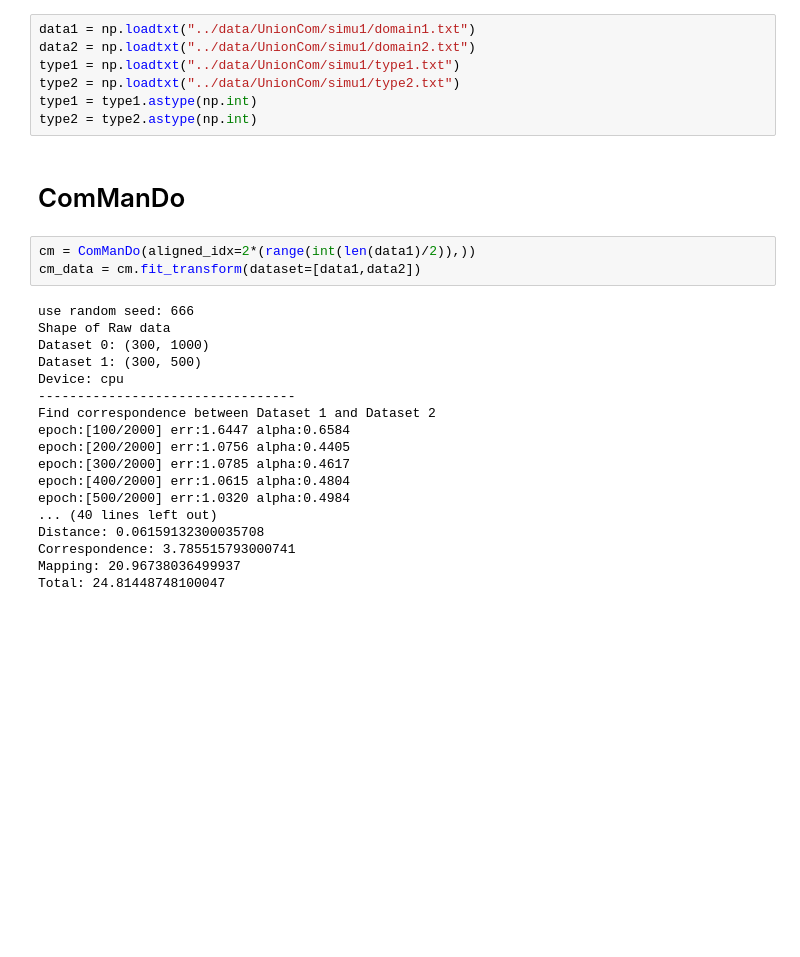
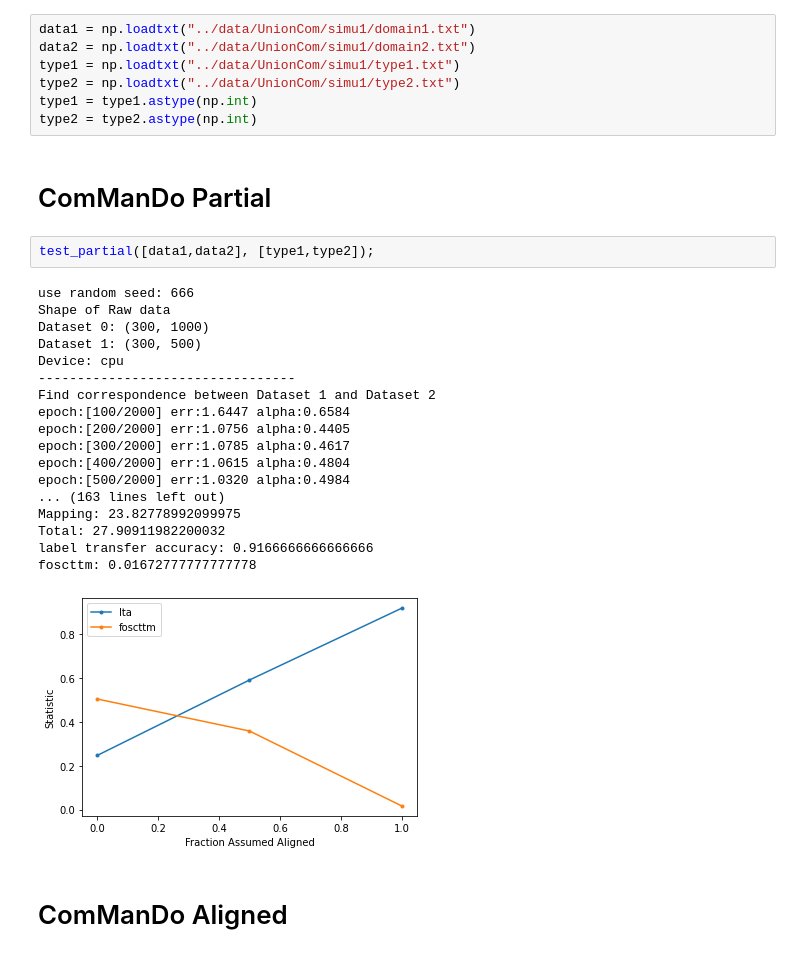
Before and after one commit to Oafish1/JAMIE, a Jupyter notebook: examples/joint_embedding/simulation1.ipynb, the cells around one changed output. Cells and saved outputs as stored; diff of their text form; blank space fills up the shorter version.

```diff
--- a/examples/Partially Aligned/simulation1.ipynb
+++ b/examples/joint_embedding/simulation1.ipynb
@@ -15,26 +16,28 @@ type2 = np.loadtxt("../data/UnionCom/simu1/type2.txt")
 type1 = type1.astype(np.int)
 type2 = type2.astype(np.int)
 # %% [markdown]
-# ComManDo
+# ComManDo Partial
 # %%
-cm = ComManDo(aligned_idx=2*(range(int(len(data1)/2)),))
-cm_data = cm.fit_transform(dataset=[data1,data2])
+test_partial([data1,data2], [type1,type2]);
 # %% [output]
 use random seed: 666
 Shape of Raw data
 Dataset 0: (300, 1000)
 Dataset 1: (300, 500)
 Device: cpu
 ---------------------------------
 Find correspondence between Dataset 1 and Dataset 2
 epoch:[100/2000] err:1.6447 alpha:0.6584
 epoch:[200/2000] err:1.0756 alpha:0.4405
 epoch:[300/2000] err:1.0785 alpha:0.4617
 epoch:[400/2000] err:1.0615 alpha:0.4804
 epoch:[500/2000] err:1.0320 alpha:0.4984
-... (40 lines left out)
-Distance: 0.06159132300035708
-Correspondence: 3.785515793000741
-Mapping: 20.96738036499937
-Total: 24.81448748100047
+... (163 lines left out)
+Mapping: 23.82778992099975
+Total: 27.90911982200032
+label transfer accuracy: 0.9166666666666666
+foscttm: 0.01672777777777778
+[figure, added]
+# %% [markdown]
+# ComManDo Aligned
 # %%
```
Also changed, not shown: parts of 9 cells of this notebook, 20 other files.
